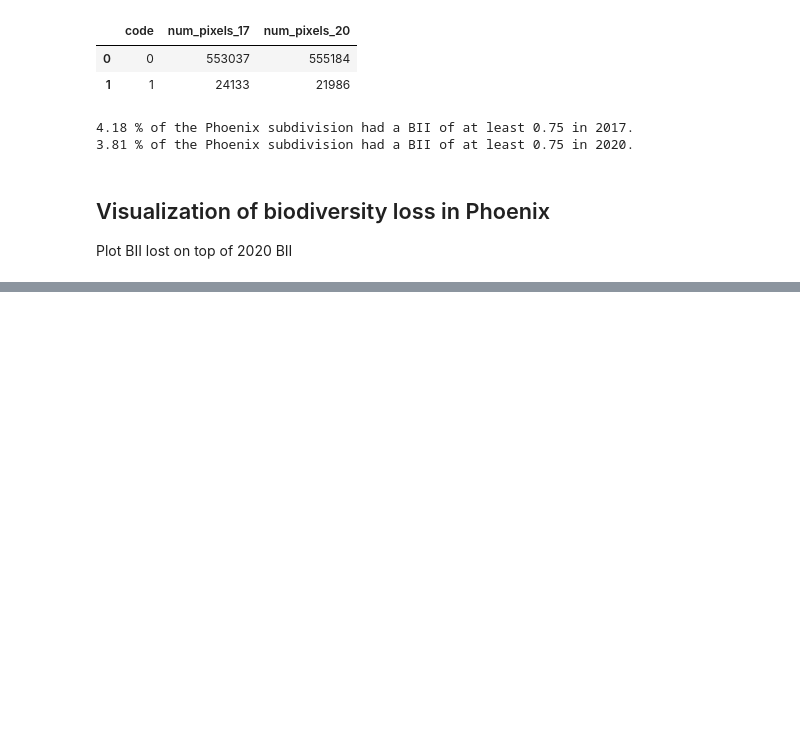
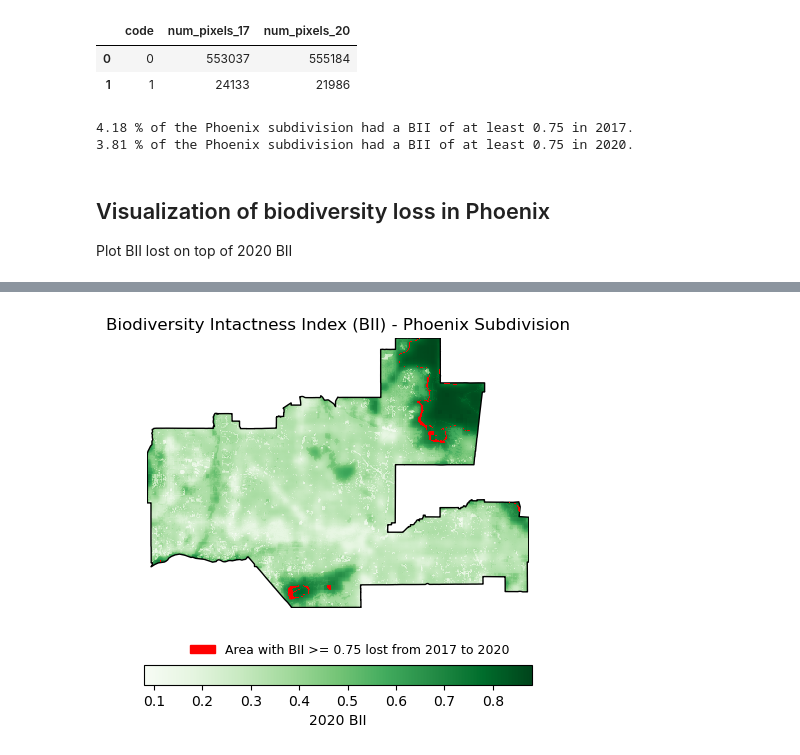
Before and after one commit to amandaherbst/eds220-phx-biodiversity-loss, a Jupyter notebook: phx-bii-change.ipynb, the cells around one changed output, grey strips where cells are left out. Saved outputs shown, nothing was run; the diff lists cells and outputs as text; code cells hidden in the pictures; blank space fills up the shorter version.

Commit message:
final visualization!

```diff
--- a/phx-bii-change.ipynb
+++ b/phx-bii-change.ipynb
@@ -144,5 +145,5 @@ print(round(pct_area_20,2), "% of the Phoenix subdivision had a BII of at least
 Plot BII lost on top of 2020 BII
 # %%
 area_loss = (phx_17_mask - phx_20_mask)
-area_loss = area_loss.where(area_loss == 1, np.nan, 1)
-np.unique(area_loss)
+# convert -1 and 0 to nan
+area_loss = area_loss.where(area_loss == 1)
@@ -181,0 +150,33 @@ Subclasses:     bool, IntEnum, IntFlag, _NamedIntConstant, _CacheHashWrapper, St
+# %%
+fig, ax = plt.subplots(figsize = (5, 5))
+
+ax.axis('off')
+
+# plot 2020 phoenix BII
+phx_20_clip.plot(ax = ax,
+                 cmap = "Greens",
+                cbar_kwargs={'orientation':'horizontal',
+                            'label':'2020 BII'})
+# add outline of phoenix subdivision
+phx.plot(ax = ax,
+         color = "none",
+         edgecolor = 'black')
+
+# add area with high biodiversity lost from 2017 to 2020
+area_loss.plot(ax = ax,
+               cmap = "brg",
+               add_colorbar=False)
+loss_patch = mpatches.Patch(color = 'red',
+                           label = 'Area with BII >= 0.75 lost from 2017 to 2020')
+
+# add legend indicating what the red is
+ax.legend(handles = [loss_patch],
+         frameon = False,
+         loc = (0.1,-0.2),
+         fontsize = 9)
+
+# add plot title
+plt.title('Biodiversity Intactness Index (BII) - Phoenix Subdivision')
+plt.show()
+# %% [output]
+[figure, added]
```
Also changed, not shown: parts of 4 cells of this notebook.
